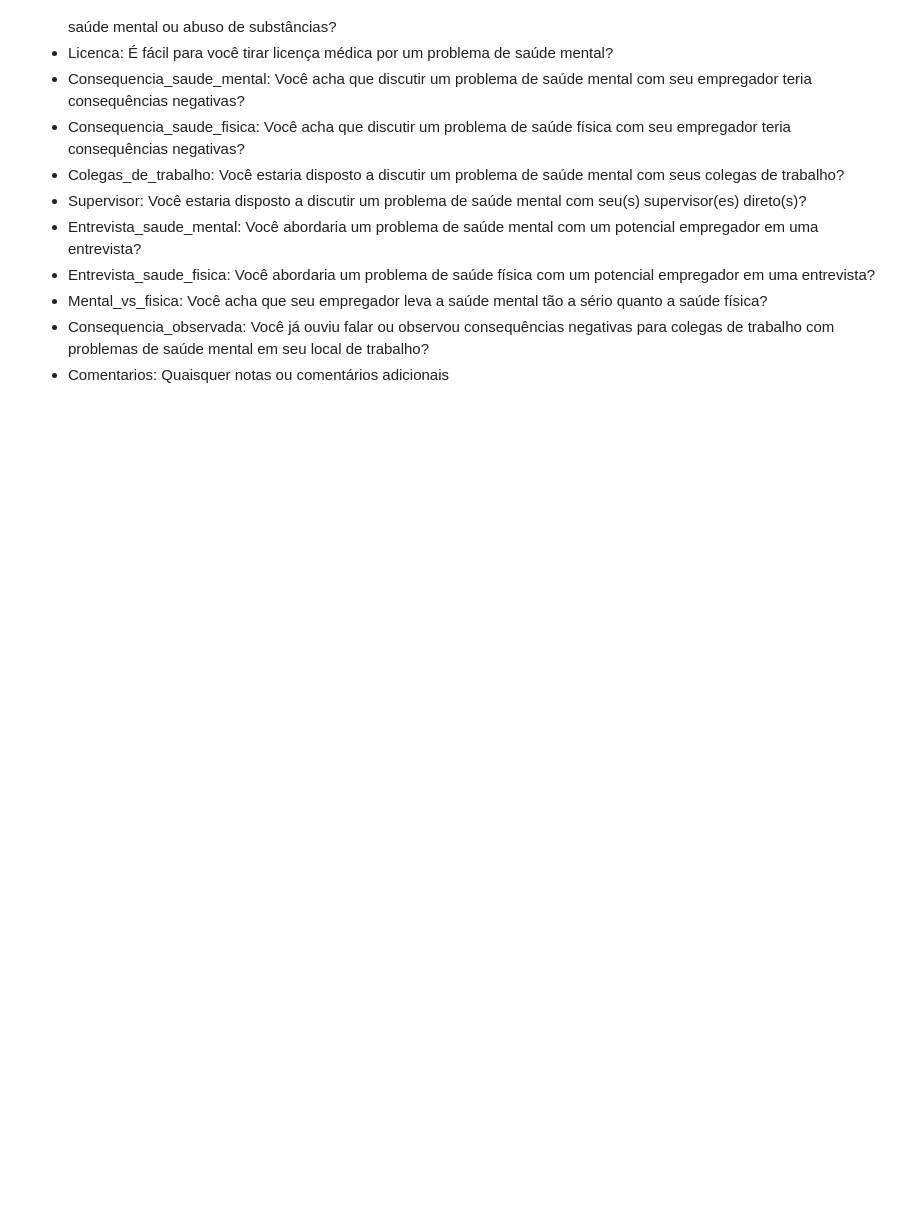
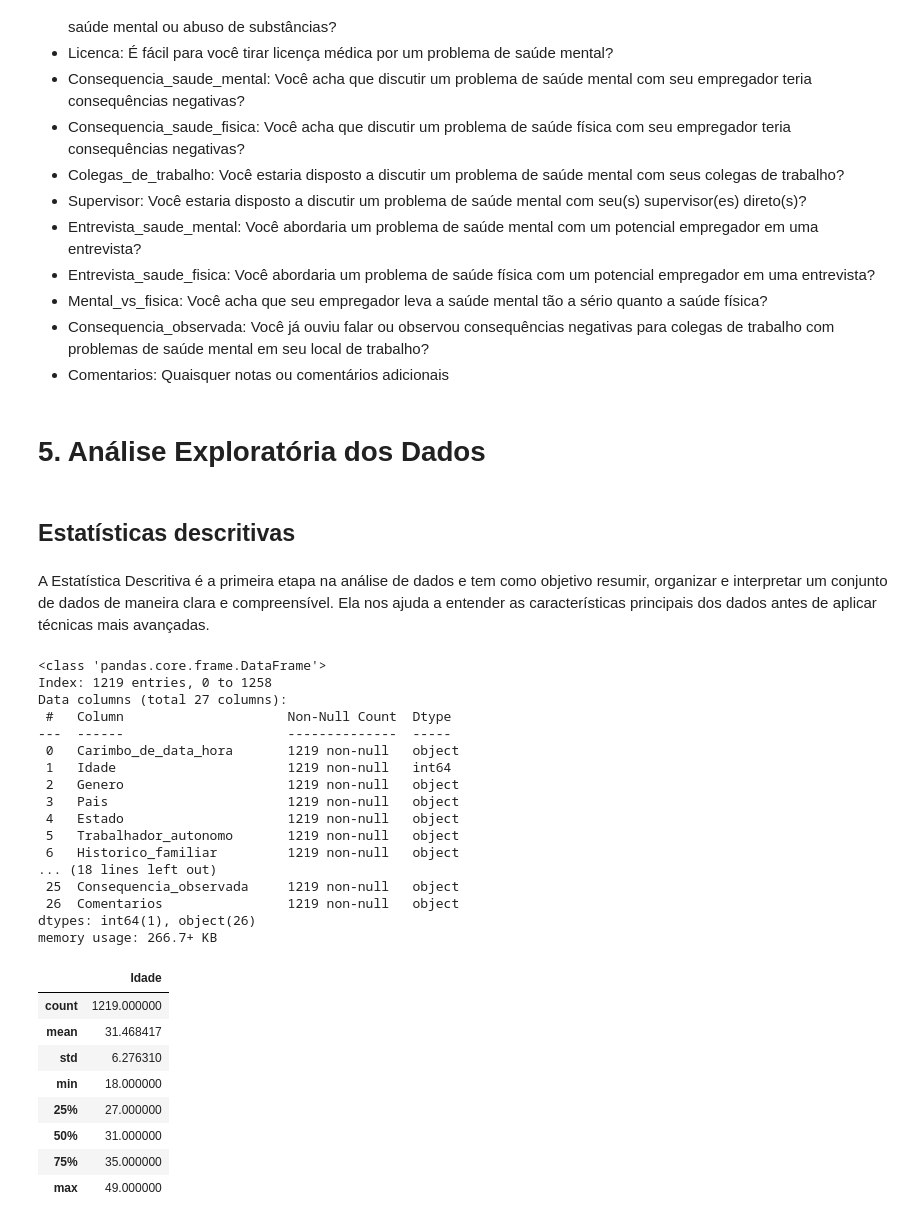
Before and after one commit to Davyeeh/Trabalho-Lab.-CD, a Jupyter notebook: TrabalhoFinal_LAB_C_D_.ipynb, the cells around one changed output. Saved outputs shown, nothing was run; the diff lists cells and outputs as text; code cells hidden in the pictures; blank space fills up the shorter version.

Commit message:
Análise Exploratória dos Dados

```diff
--- a/TrabalhoFinal_LAB_C_D_.ipynb
+++ b/TrabalhoFinal_LAB_C_D_.ipynb
@@ -747,3 +756,40 @@ Este conjunto de dados contém os seguintes dados:
 * Mental_vs_fisica: Você acha que seu empregador leva a saúde mental tão a sério quanto a saúde física?
 * Consequencia_observada: Você já ouviu falar ou observou consequências negativas para colegas de trabalho com problemas de saúde mental em seu local de trabalho?
 * Comentarios: Quaisquer notas ou comentários adicionais
+# %% [markdown]
+# **5. Análise Exploratória dos Dados**
+# %% [markdown]
+## Estatísticas descritivas
+# %% [markdown]
+A Estatística Descritiva é a primeira etapa na análise de dados e tem como objetivo resumir, organizar e interpretar um conjunto de dados de maneira clara e compreensível. Ela nos ajuda a entender as características principais dos dados antes de aplicar técnicas mais avançadas.
+# %%
+#Estatística descritiva dos dados atualizados
+dados.info()
+dados.describe()
+# %% [output]
+<class 'pandas.core.frame.DataFrame'>
+Index: 1219 entries, 0 to 1258
+Data columns (total 27 columns):
+ #   Column                     Non-Null Count  Dtype
+---  ------                     --------------  -----
+ 0   Carimbo_de_data_hora       1219 non-null   object
+ 1   Idade                      1219 non-null   int64
+ 2   Genero                     1219 non-null   object
+ 3   Pais                       1219 non-null   object
+ 4   Estado                     1219 non-null   object
+ 5   Trabalhador_autonomo       1219 non-null   object
+ 6   Historico_familiar         1219 non-null   object
+... (18 lines left out)
+ 25  Consequencia_observada     1219 non-null   object
+ 26  Comentarios                1219 non-null   object
+dtypes: int64(1), object(26)
+memory usage: 266.7+ KB
+|  | Idade |
+| count | 1219.000000 |
+| mean | 31.468417 |
+| std | 6.276310 |
+| min | 18.000000 |
+| 25% | 27.000000 |
+| 50% | 31.000000 |
+| 75% | 35.000000 |
+| max | 49.000000 |
```
Also changed, not shown: parts of 12 cells of this notebook.
